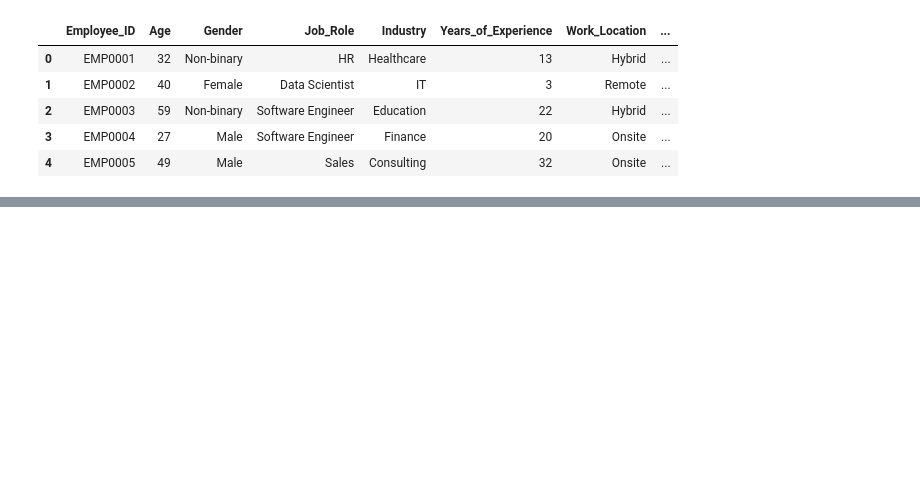
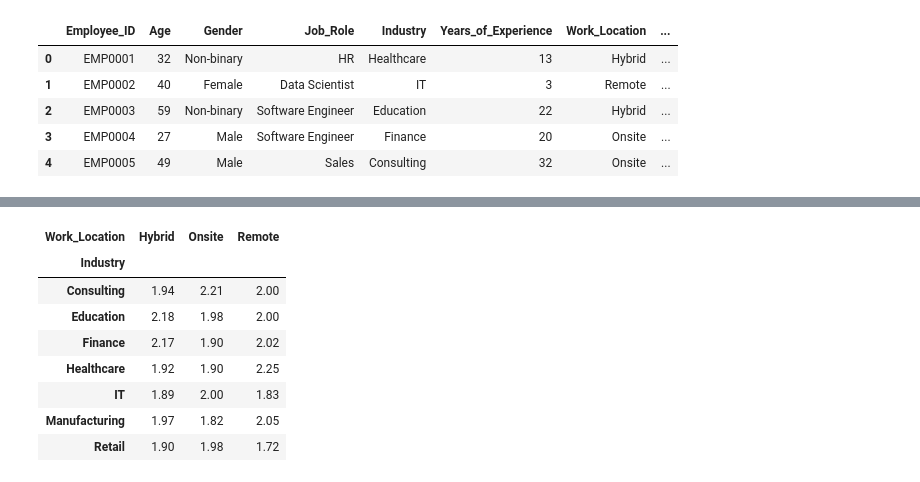
Before and after one commit to ErikaD88/Remote_Work_Mental_Health_Impact, a Jupyter notebook: project 1.ipynb, the cells around one changed output, grey strips where cells are left out. Saved outputs shown, nothing was run; the diff lists cells and outputs as text; code cells hidden in the pictures; blank space fills up the shorter version.

```diff
--- a/project 1.ipynb
+++ b/project 1.ipynb
@@ -94,0 +30,13 @@ plt.tight_layout()
+# %%
+Industry_Stress = NorthAmerica_df.groupby(["Industry", "Work_Location"])["Stress_Level"].mean().round(2).unstack() #filter data into new dataframe , round to 2 places and unstack
+Industry_Stress.head(10)
+# %% [output]
+| Work_Location | Hybrid | Onsite | Remote |
+| Industry |  |  |  |
+| Consulting | 1.94 | 2.21 | 2.00 |
+| Education | 2.18 | 1.98 | 2.00 |
+| Finance | 2.17 | 1.90 | 2.02 |
+| Healthcare | 1.92 | 1.90 | 2.25 |
+| IT | 1.89 | 2.00 | 1.83 |
+| Manufacturing | 1.97 | 1.82 | 2.05 |
+| Retail | 1.90 | 1.98 | 1.72 |
```
Also changed, not shown: parts of 13 cells of this notebook.
